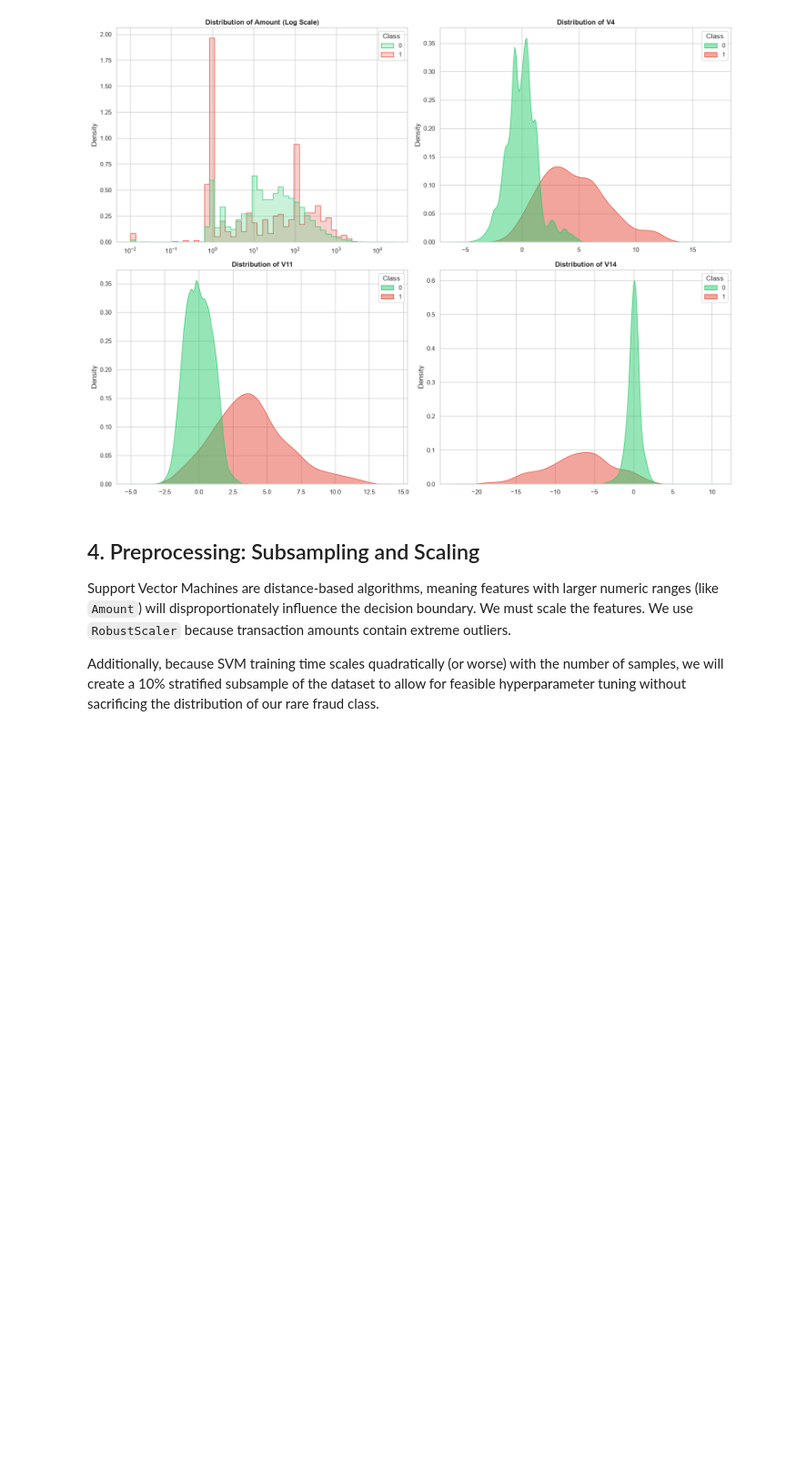
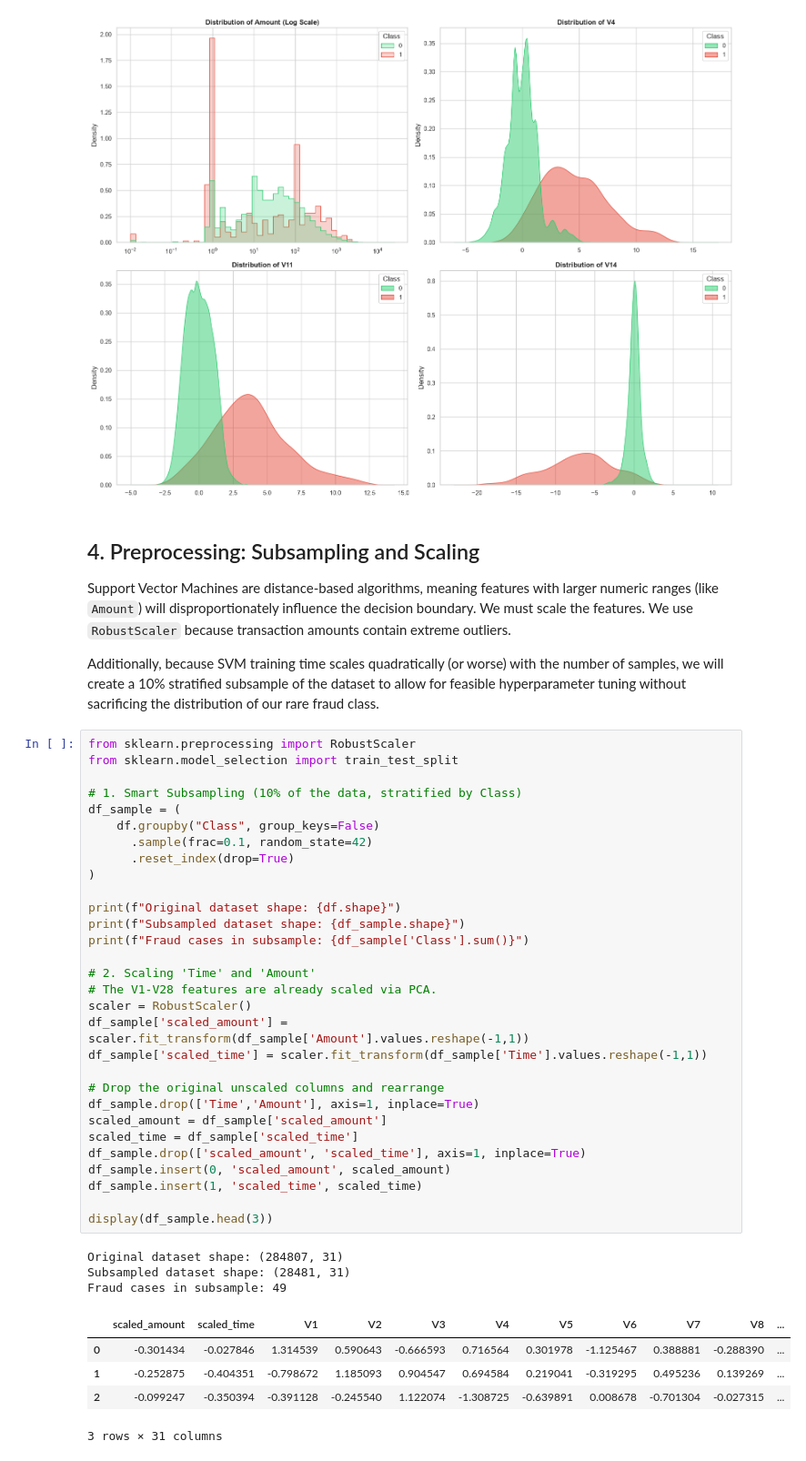
Before and after one commit to ashishmerit/Card-Not-Presesnt-Fraud-Detection, a Jupyter notebook: CardNotPresentFraudDetection.ipynb, the cells around one changed output. Shown at 91% size. Saved outputs shown, nothing was run; the diff lists cells and outputs as text; blank space fills up the shorter version.

```diff
--- a/CardNotPresentFraudDetection.ipynb
+++ b/CardNotPresentFraudDetection.ipynb
@@ -128,3 +128,42 @@ plt.show()
 Support Vector Machines are distance-based algorithms, meaning features with larger numeric ranges (like `Amount`) will disproportionately influence the decision boundary. We must scale the features. We use `RobustScaler` because transaction amounts contain extreme outliers.
 
 Additionally, because SVM training time scales quadratically (or worse) with the number of samples, we will create a 10% stratified subsample of the dataset to allow for feasible hyperparameter tuning without sacrificing the distribution of our rare fraud class.
+# %%
+from sklearn.preprocessing import RobustScaler
+from sklearn.model_selection import train_test_split
+
+# 1. Smart Subsampling (10% of the data, stratified by Class)
+df_sample = (
+    df.groupby("Class", group_keys=False)
+      .sample(frac=0.1, random_state=42)
+      .reset_index(drop=True)
+)
+
+print(f"Original dataset shape: {df.shape}")
+print(f"Subsampled dataset shape: {df_sample.shape}")
+print(f"Fraud cases in subsample: {df_sample['Class'].sum()}")
+
+# 2. Scaling 'Time' and 'Amount'
+# The V1-V28 features are already scaled via PCA.
+scaler = RobustScaler()
+df_sample['scaled_amount'] = scaler.fit_transform(df_sample['Amount'].values.reshape(-1,1))
+df_sample['scaled_time'] = scaler.fit_transform(df_sample['Time'].values.reshape(-1,1))
+
+# Drop the original unscaled columns and rearrange
+df_sample.drop(['Time','Amount'], axis=1, inplace=True)
+scaled_amount = df_sample['scaled_amount']
+scaled_time = df_sample['scaled_time']
+df_sample.drop(['scaled_amount', 'scaled_time'], axis=1, inplace=True)
+df_sample.insert(0, 'scaled_amount', scaled_amount)
+df_sample.insert(1, 'scaled_time', scaled_time)
+
+display(df_sample.head(3))
+# %% [output]
+Original dataset shape: (284807, 31)
+Subsampled dataset shape: (28481, 31)
+Fraud cases in subsample: 49
+|  | scaled_amount | scaled_time | V1 | V2 | V3 | V4 | V5 | V6 | V7 | V8 | ... |
+| 0 | -0.301434 | -0.027846 | 1.314539 | 0.590643 | -0.666593 | 0.716564 | 0.301978 | -1.125467 | 0.388881 | -0.288390 | ... |
+| 1 | -0.252875 | -0.404351 | -0.798672 | 1.185093 | 0.904547 | 0.694584 | 0.219041 | -0.319295 | 0.495236 | 0.139269 | ... |
+| 2 | -0.099247 | -0.350394 | -0.391128 | -0.245540 | 1.122074 | -1.308725 | -0.639891 | 0.008678 | -0.701304 | -0.027315 | ... |
+3 rows × 31 columns
```
Also changed, not shown: parts of 16 cells of this notebook, 1 other file.
